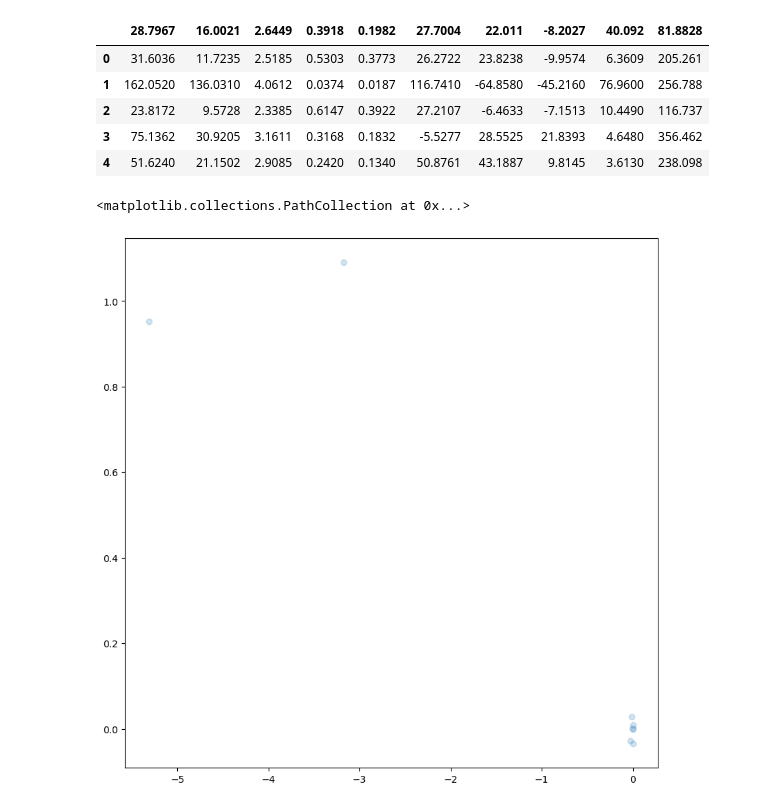
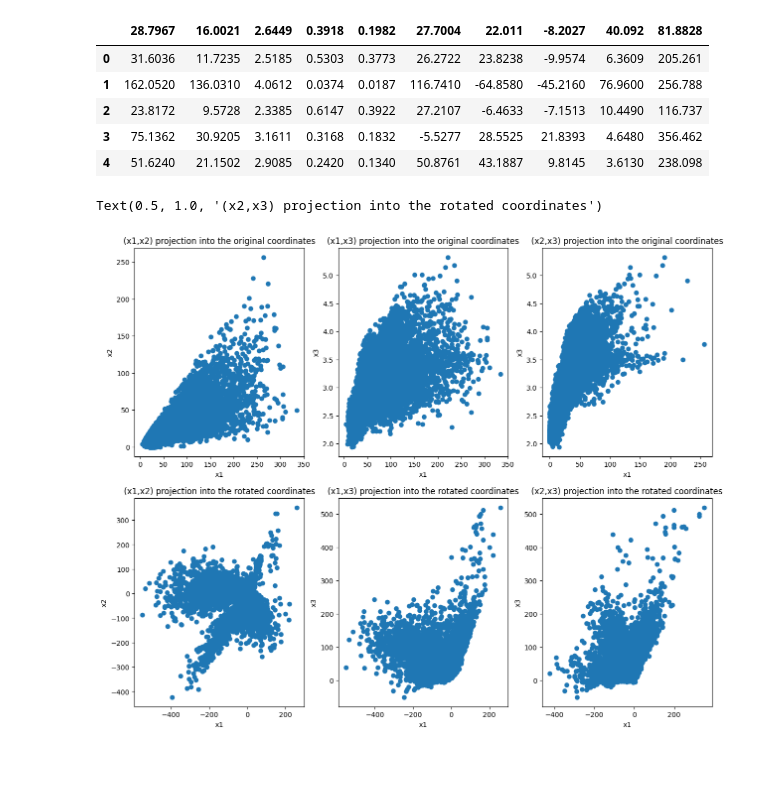
Before and after one commit to gpoccianti/LaboratoryOfComputationalPhysics_Y7, a Jupyter notebook: 08ex_LinearAlgebra.ipynb, the cells around one changed output. Drawn from its saved outputs; the diff is of its cells as text; code cells hidden in the pictures; blank space fills up the shorter version.

```diff
--- a/08ex_LinearAlgebra.ipynb
+++ b/08ex_LinearAlgebra.ipynb
@@ -397,10 +301,56 @@ l=np.real_if_close(l)
-# %%
-scale_factor=0.001
-
-plt.figure(figsize=(10,10))
-plt.scatter(X[0,:], X[1,:], alpha=0.2)
-#for li, vi in zip(l0, V0.T):
-#    plt.plot([0, scale_factor*li*vi[0]], [0, scale_factor*li*vi[1]], 'r-', lw=2)
-# %% [output]
-<matplotlib.collections.PathCollection at 0x...>
-[figure, removed]
+# %%
+df=df.iloc[:,:-1] #delete column g
+X=df.T
+
+
+#Perform PCA
+l,V =la.eig(np.cov(X))
+sorted_indices = np.argsort(np.real_if_close(l))[::-1]
+l = l[sorted_indices]
+V = V[:, sorted_indices]
+Xp=np.dot(V.T,X)
+Xp=np.array(Xp)
+
+
+fig, axes = plt.subplots(nrows=2, ncols=3, figsize=(15, 12))
+
+#Nonrotated coordinate
+axes[0,0].scatter(X.iloc[0,:],X.iloc[1,:])
+axes[0,0].set_xlabel("x1")
+axes[0,0].set_ylabel("x2")
+axes[0,0].set_title("(x1,x2) projection into the original coordinates")
+
+axes[0,1].scatter(X.iloc[0,:],X.iloc[2,:])
+axes[0,1].set_xlabel("x1")
+axes[0,1].set_ylabel("x3")
+axes[0,1].set_title("(x1,x3) projection into the original coordinates")
+
+axes[0,2].scatter(X.iloc[1,:],X.iloc[2,:])
+axes[0,2].set_xlabel("x1")
+axes[0,2].set_ylabel("x3")
+axes[0,2].set_title("(x2,x3) projection into the original coordinates")
+
+#Rotated coordinates
+axes[1,0].scatter(Xp[0,:],Xp[1,:])
+axes[1,0].set_xlabel("x1")
+axes[1,0].set_ylabel("x2")
+axes[1,0].set_title("(x1,x2) projection into the rotated coordinates")
+#axes[1,0].set_xlim(-10,10)
+#axes[1,0].set_ylim(-10,10)
+
+axes[1,1].scatter(Xp[0,:],Xp[2,:])
+axes[1,1].set_xlabel("x1")
+axes[1,1].set_ylabel("x3")
+axes[1,1].set_title("(x1,x3) projection into the rotated coordinates")
+#axes[1,1].set_xlim(-10,10)
+#axes[1,1].set_ylim(-10,10)
+
+axes[1,2].scatter(Xp[1,:],Xp[2,:])
+axes[1,2].set_xlabel("x1")
+axes[1,2].set_ylabel("x3")
+axes[1,2].set_title("(x2,x3) projection into the rotated coordinates")
+#axes[1,2].set_xlim(-10,10)
+#axes[1,2].set_ylim(-10,10)
+# %% [output]
+Text(0.5, 1.0, '(x2,x3) projection into the rotated coordinates')
+[figure, added]
```
Also changed, not shown: parts of 9 cells of this notebook, 8 other files.
